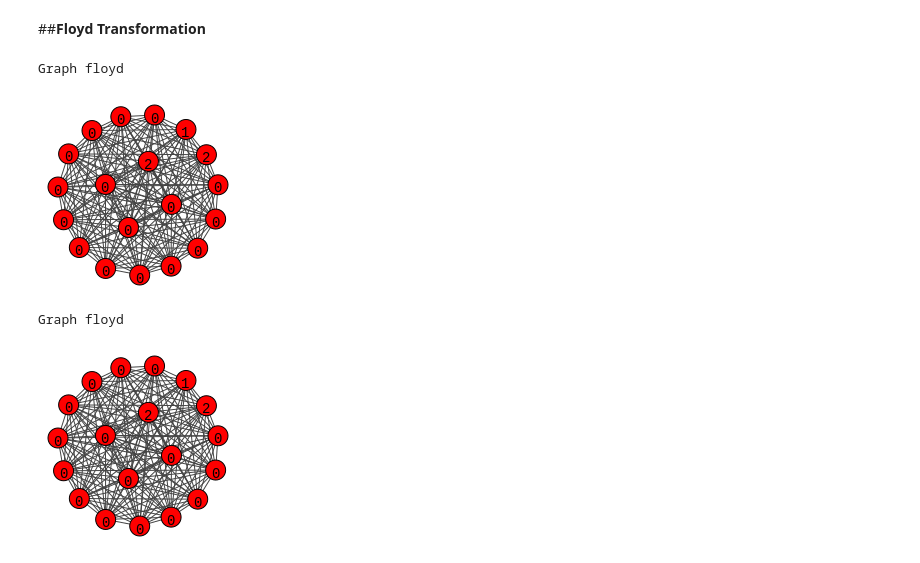
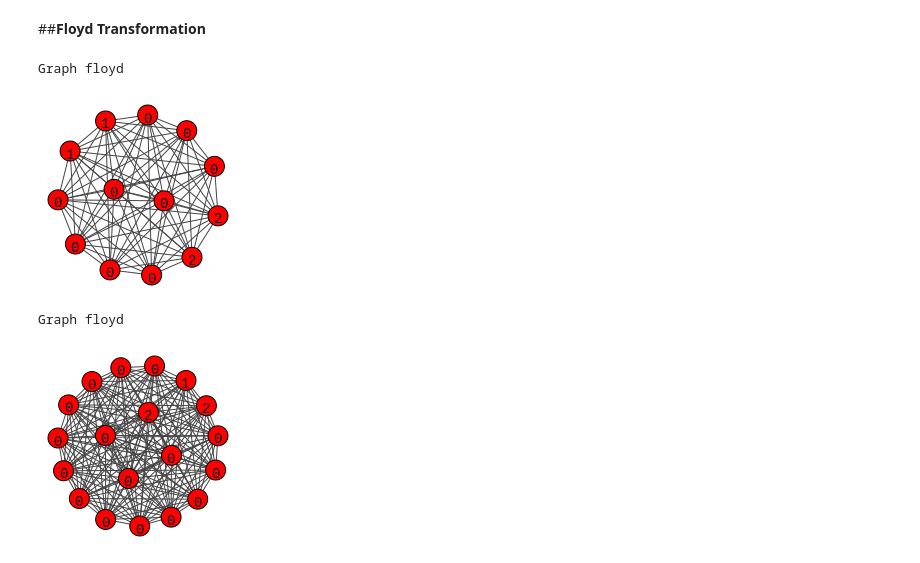
Before and after one commit to SaitejaUtpala/Implementation-of-Graph-kernels, a Jupyter notebook: Shortest_Path_Kernel.ipynb, the cells around one changed output. Drawn from its saved outputs; the diff is of its cells as text; code cells hidden in the pictures.

Commit message:
changed figures in shortest path kernel

```diff
--- a/Shortest_Path_Kernel.ipynb
+++ b/Shortest_Path_Kernel.ipynb
@@ -116,12 +121,12 @@ def floyd_transformation(g):
 # %%
 
 floyd_graph_g1 = floyd_transformation(G0)
 floyd_graph_g2 = floyd_transformation(G1)
 
+plot(floyd_graph_g1,"floyd \n\n")
 plot(floyd_graph_g2,"floyd \n\n")
-plot(floyd_graph_g3,"floyd \n\n")
 # %% [output]
 Graph floyd
-[figure, old version]
+[figure, new version]
 Graph floyd
 [figure]
```
Also changed, not shown: parts of 1 cell of this notebook.
